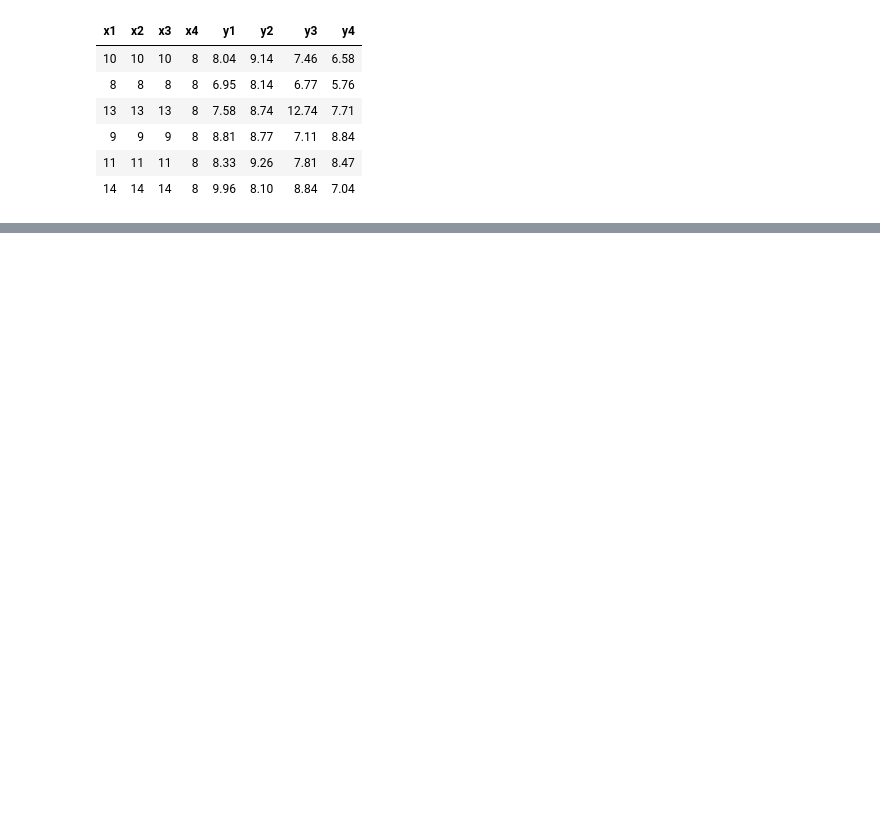
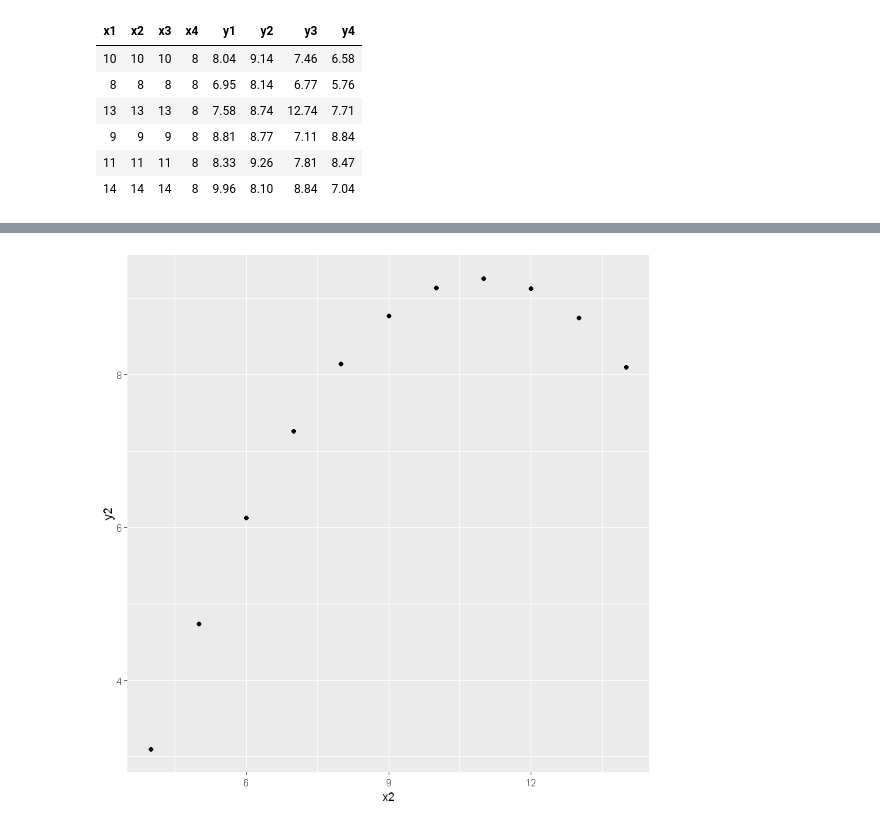
Before and after one commit to VictorOmondi1997/Correlation-and-Regression-in-R, a Jupyter notebook: Correlation and Regression in R.ipynb, the cells around one changed output, grey strips where cells are left out. Drawn from its saved outputs; the diff is of its cells as text; code cells hidden in the pictures; blank space fills up the shorter version.

```diff
--- a/Correlation and Regression in R.ipynb
+++ b/Correlation and Regression in R.ipynb
@@ -406,0 +437,6 @@ anscombe %>%
+# %%
+anscombe %>%
+    ggplot(aes(x=x2,y=y2)) +
+    geom_point()
+# %% [output]
+[figure, added]
```
Also changed, not shown: parts of 45 cells of this notebook.
